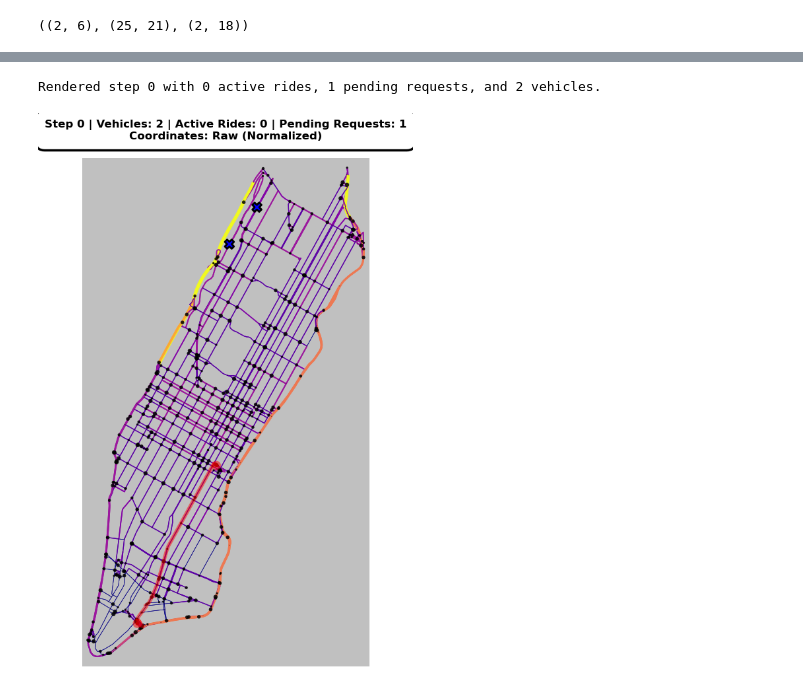
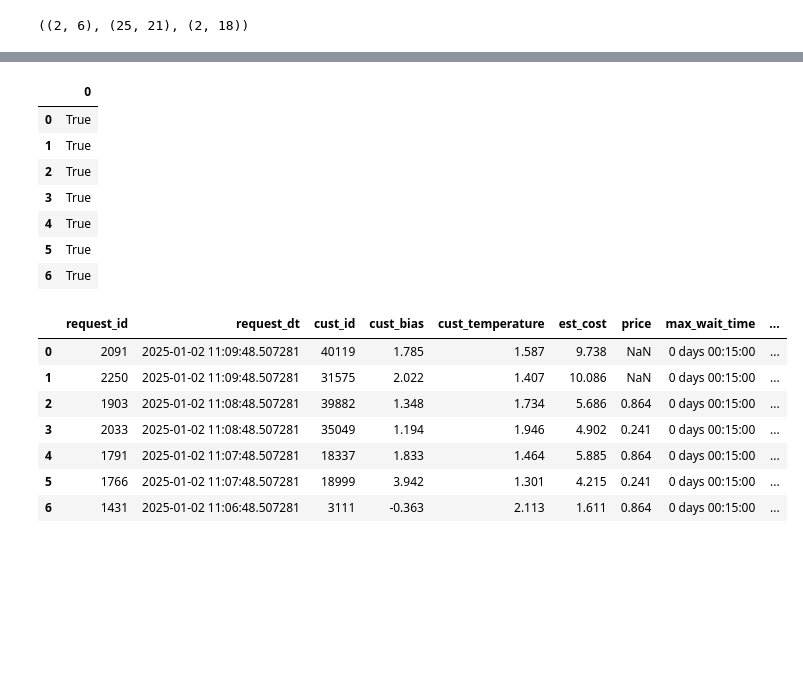
Before and after one commit to akseldkw07/Waymo-Agent, a Jupyter notebook: notebooks/mixin/transition_model.ipynb, the cells around one changed output, grey strips where cells are left out. Drawn from its saved outputs; the diff is of its cells as text; code cells hidden in the pictures; blank space fills up the shorter version.

```diff
--- a/notebooks/mixin/transition_model.ipynb
+++ b/notebooks/mixin/transition_model.ipynb
@@ -68,7 +37,3 @@ req.head()
 veh.shape, req.shape, rides.shape
 # %% [output]
 ((2, 6), (25, 21), (2, 18))
-# %%
-cfg = env.config
-cfg.lambda_per_node * env.num_nodes
-cfg.max_new_requests_per_step
@@ -79,3 +51,6 @@ action = env.action_space.sample()
 dispatches = pd.DataFrame({"dispatch": action["dispatch"]})
 prices = pd.DataFrame({"prices": action["prices"]})
 reposition = pd.DataFrame(action["reposition"], columns=["x", "y"])
+action["dispatch"] = np.full(action["dispatch"].shape, cfg.no_action_id, dtype=np.int32)
+action["reposition"] = np.array([[-0.1, -0.1], [0.1, 0.1]], dtype=np.float32)
+env.action_space.contains(action)
@@ -87,0 +64,2 @@ reposition = pd.DataFrame(action["reposition"], columns=["x", "y"])
+# %%
+obs, reward, terminated, truncated, info = env.step(action)
@@ -87,0 +68,3 @@ reposition = pd.DataFrame(action["reposition"], columns=["x", "y"])
+# %%
+veh, req, rides = get_obvs_tuple(env)
+req.f_awaiting_price.sum()
@@ -87,0 +82,20 @@ reposition = pd.DataFrame(action["reposition"], columns=["x", "y"])
+# %%
+# dtt([env._request_sanity_df,env._req_interim], samp_head_tail="head")
+dtt([req.f_plot_route(plt_cfg), req], n=7, how="head")
+# %% [output]
+|  | 0 |
+| 0 | True |
+| 1 | True |
+| 2 | True |
+| 3 | True |
+| 4 | True |
+| 5 | True |
+| 6 | True |
+|  | request_id | request_dt | cust_id | cust_bias | cust_temperature | est_cost | price | max_wait_time | ... |
+| 0 | 2091 | 2025-01-02 11:09:48.507281 | 40119 | 1.785 | 1.587 | 9.738 | NaN | 0 days 00:15:00 | ... |
+| 1 | 2250 | 2025-01-02 11:09:48.507281 | 31575 | 2.022 | 1.407 | 10.086 | NaN | 0 days 00:15:00 | ... |
+| 2 | 1903 | 2025-01-02 11:08:48.507281 | 39882 | 1.348 | 1.734 | 5.686 | 0.864 | 0 days 00:15:00 | ... |
+| 3 | 2033 | 2025-01-02 11:08:48.507281 | 35049 | 1.194 | 1.946 | 4.902 | 0.241 | 0 days 00:15:00 | ... |
+| 4 | 1791 | 2025-01-02 11:07:48.507281 | 18337 | 1.833 | 1.464 | 5.885 | 0.864 | 0 days 00:15:00 | ... |
+| 5 | 1766 | 2025-01-02 11:07:48.507281 | 18999 | 3.942 | 1.301 | 4.215 | 0.241 | 0 days 00:15:00 | ... |
+| 6 | 1431 | 2025-01-02 11:06:48.507281 | 3111 | -0.363 | 2.113 | 1.611 | 0.864 | 0 days 00:15:00 | ... |
@@ -88,6 +111,4 @@ reposition = pd.DataFrame(action["reposition"], columns=["x", "y"])
 # %%
-fig, ax = env.render()
-fig
+fig, ax = env.render(plt_cfg=plt_cfg)
+
+# fig
-# %% [output]
-Rendered step 0 with 0 active rides, 1 pending requests, and 2 vehicles.
-[figure, removed]
```
Also changed, not shown: parts of 21 cells of this notebook, 27 other files.
